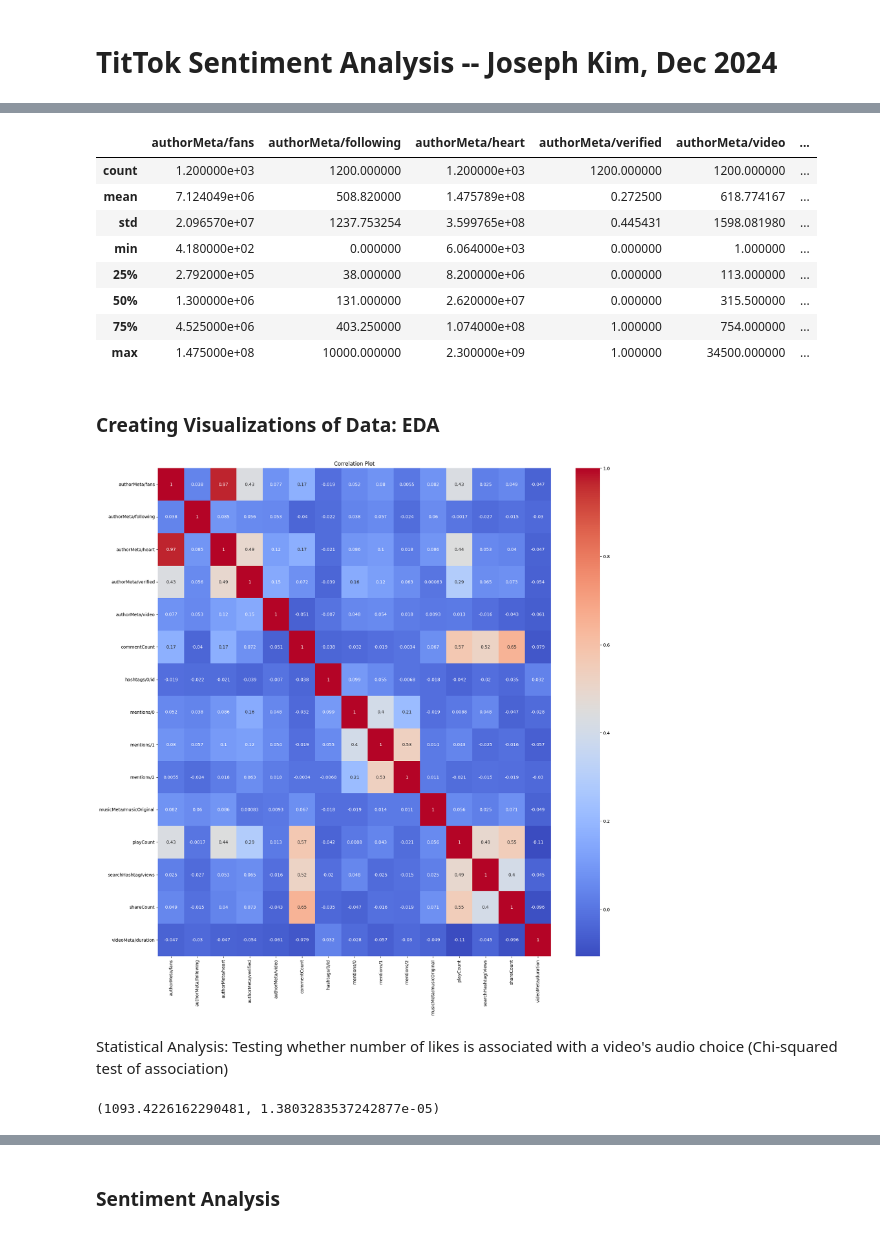
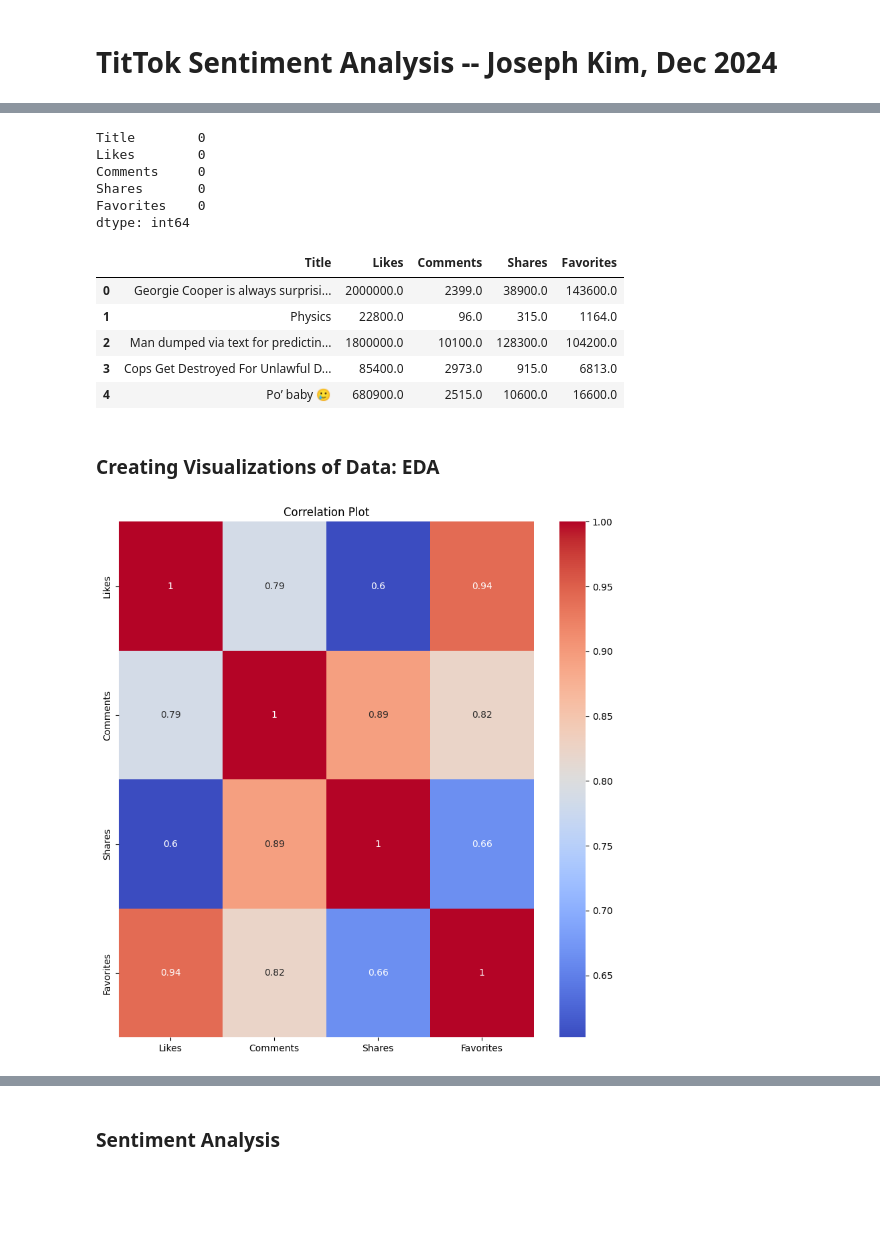
Before and after one commit to joseph-kim-cs/TikTok-Sentiment-Analysis, a Jupyter notebook: tiktok-sentiment-analysis.ipynb, the cells around one changed output, grey strips where cells are left out. Saved outputs shown, nothing was run; the diff lists cells and outputs as text; code cells hidden in the pictures; blank space fills up the shorter version.

```diff
--- a/tiktok-sentiment-analysis.ipynb
+++ b/tiktok-sentiment-analysis.ipynb
@@ -87,48 +30,44 @@ df.head() # fans, heart, verified, video, commentCount, playCount, shareCount, H
-# %%
-# converting from strings to ints
-df['authorMeta/verified'] = df['authorMeta/verified'].astype(int)
-df['musicMeta/musicOriginal'] = df['musicMeta/musicOriginal'].astype(int)
-# %%
-# converting mention columns into booleans
-df['mentions/0'] = df['mentions/0'].fillna(0).apply(lambda x: 1 if x != 0 else 0)
-df['mentions/1'] = df['mentions/1'].fillna(0).apply(lambda x: 1 if x != 0 else 0)
-df['mentions/2'] = df['mentions/2'].fillna(0).apply(lambda x: 1 if x != 0 else 0)
+# %%
+missing_values = df.isnull().sum() # no missing values
+missing_values
+# %% [output]
+Title        0
+Likes        0
+Comments     0
+Shares       0
+Favorites    0
+dtype: int64
 # %%
-# brief function to remove the B's and M's from values (search hashtag)
+# brief function to remove the B's, M's and K's from values
 def convert_to_numeric(value):
-    if "B" in value:
-        value = float(value.strip("B")) * 1_000
-    elif "M" in value:
-        value = float(value.strip("M"))
+    if "M" in value:
+        value = float(value.strip("M")) * 1_000_000
+    elif "K" in value:
+        value = float(value.strip("K")) * 1_000
     else:
         value = float(value)
     return value
-
-df['searchHashtag/views'] = df['searchHashtag/views'].apply(convert_to_numeric)
+# %%
+df['Likes'] = df['Likes'].apply(convert_to_numeric)
+df['Comments'] = df['Comments'].apply(convert_to_numeric)
+df['Shares'] = df['Shares'].apply(convert_to_numeric)
+df['Favorites'] = df['Favorites'].apply(convert_to_numeric) # should note that 'favorites' is actually the 'save' video feature
 # %%
-df.describe()
+df.head()
 # %% [output]
-|  | authorMeta/fans | authorMeta/following | authorMeta/heart | authorMeta/verified | authorMeta/video | ... |
-| count | 1.200000e+03 | 1200.000000 | 1.200000e+03 | 1200.000000 | 1200.000000 | ... |
-| mean | 7.124049e+06 | 508.820000 | 1.475789e+08 | 0.272500 | 618.774167 | ... |
-| std | 2.096570e+07 | 1237.753254 | 3.599765e+08 | 0.445431 | 1598.081980 | ... |
-| min | 4.180000e+02 | 0.000000 | 6.064000e+03 | 0.000000 | 1.000000 | ... |
-| 25% | 2.792000e+05 | 38.000000 | 8.200000e+06 | 0.000000 | 113.000000 | ... |
-| 50% | 1.300000e+06 | 131.000000 | 2.620000e+07 | 0.000000 | 315.500000 | ... |
-| 75% | 4.525000e+06 | 403.250000 | 1.074000e+08 | 1.000000 | 754.000000 | ... |
-| max | 1.475000e+08 | 10000.000000 | 2.300000e+09 | 1.000000 | 34500.000000 | ... |
+|  | Title | Likes | Comments | Shares | Favorites |
+| 0 | Georgie Cooper is always surprisi... | 2000000.0 | 2399.0 | 38900.0 | 143600.0 |
+| 1 | Physics | 22800.0 | 96.0 | 315.0 | 1164.0 |
+| 2 | Man dumped via text for predictin... | 1800000.0 | 10100.0 | 128300.0 | 104200.0 |
+| 3 | Cops Get Destroyed For Unlawful D... | 85400.0 | 2973.0 | 915.0 | 6813.0 |
+| 4 | Po’ baby 🥲 | 680900.0 | 2515.0 | 10600.0 | 16600.0 |
 # %% [markdown]
 ### Creating Visualizations of Data: EDA
 # %%
-# creating correlation plot for all the numerical values with matplotlib and seaborn
 corr_matrix = df.corr(numeric_only=True)
-fig, ax = plt.subplots(figsize=(20, 20))
+fig, ax = plt.subplots(figsize=(10, 10))
 sns.heatmap(corr_matrix, annot=True, cmap='coolwarm', ax=ax)
 ax.set_title('Correlation Plot')
 plt.show()
-
-# correlations with hearts and fans, as well as comments, plays, shares, and search hashtag -- implications of sensitivity analysis
 # %% [output]
-[figure, old version]
+[figure, new version]
-# %% [markdown]
-Statistical Analysis: Testing whether number of likes is associated with a video's audio choice (Chi-squared test of association)
@@ -142,10 +73,0 @@ df['likes_category'] = pd.cut(df['authorMeta/heart'], bins = likes_bins, labels
-# %%
-# creating a contingency table
-contingency_table = pd.crosstab(df['musicMeta/musicName'], df['likes_category'])
-
-# performing Chi-square test of independece to see association between variables
-chi2, p, dof, expected = chi2_contingency(contingency_table)
-chi2, p
-# p-value of 1.38e5, which is significantly low
-# %% [output]
-(1093.4226162290481, 1.3803283537242877e-05)
```
Also changed, not shown: parts of 39 cells of this notebook, 2 other files.
